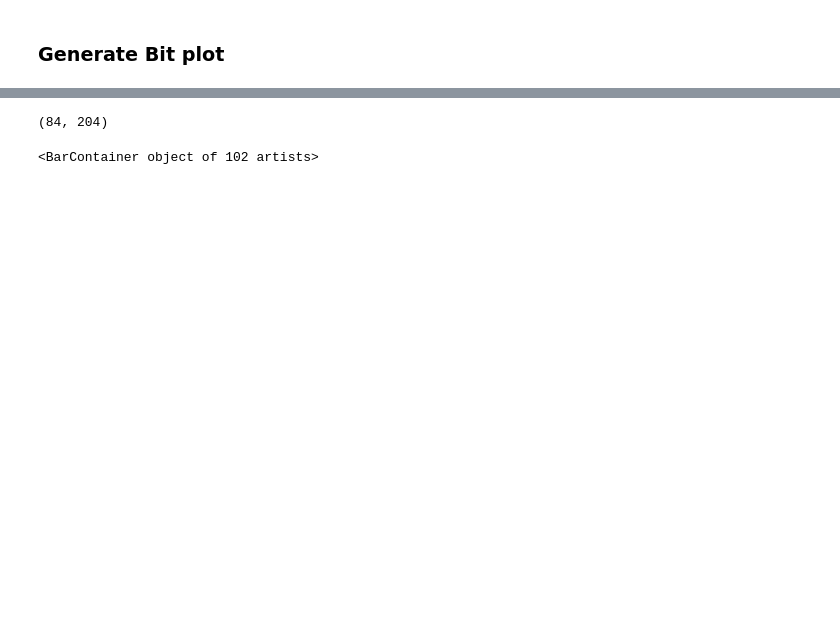
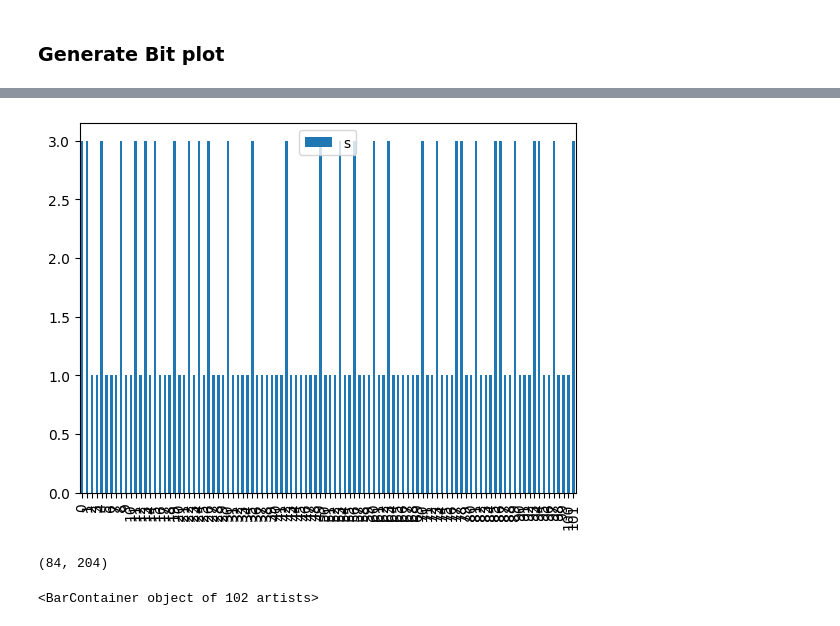
Before and after one commit to itiv-kit/dnn-model-exploration, a Jupyter notebook: evaluation_scripts/visualize_individuals.ipynb, the cells around one changed output, grey strips where cells are left out. Saved outputs shown, nothing was run; the diff lists cells and outputs as text; code cells hidden in the pictures; blank space fills up the shorter version.

```diff
--- a/evaluation_scripts/visualize_individuals.ipynb
+++ b/evaluation_scripts/visualize_individuals.ipynb
@@ -108,0 +111,3 @@ for row in data:
+# %%
+layer_df = pd.read_csv('layer_list.csv')
+layer_df.head()
@@ -109,3 +121,7 @@ for row in data:
+# %%
+layer_df.plot(kind='bar',y='s')
+# %% [output]
+[figure, added]
 # %%
 import numpy as np
 
```
Also changed, not shown: parts of 8 cells of this notebook, 1 other file.
